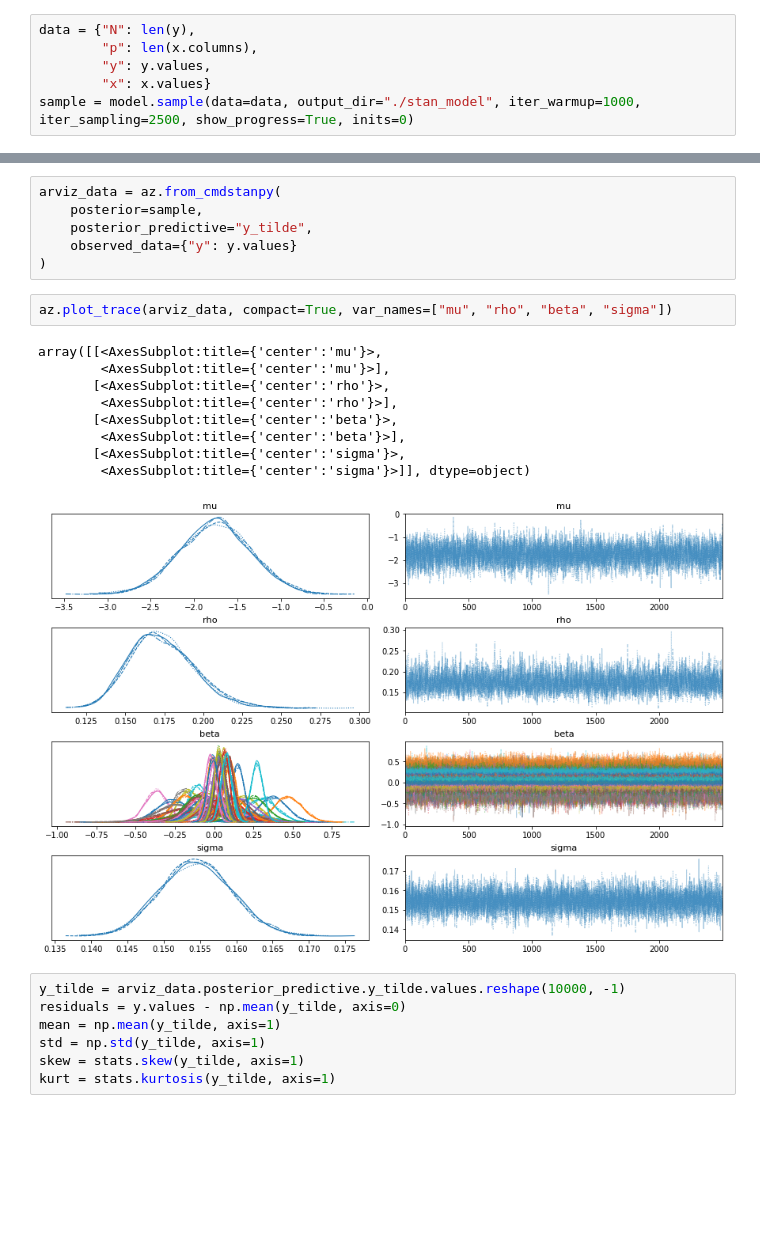
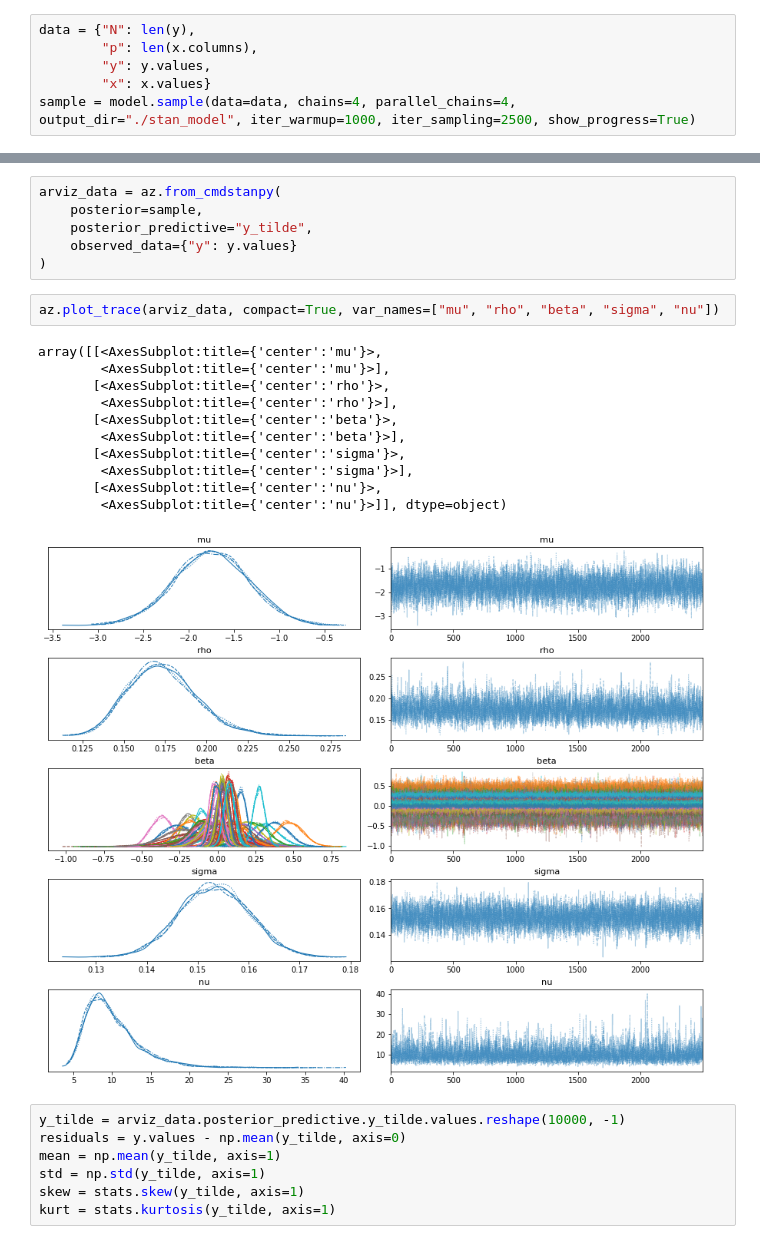
Before and after one commit to eadains/VolatilityTrading, a Jupyter notebook: bayes_test2.ipynb, the cells around one changed output, grey strips where cells are left out. Cells and saved outputs as stored; diff of their text form; blank space fills up the shorter version.

```diff
--- a/bayes_test2.ipynb
+++ b/bayes_test2.ipynb
@@ -77,4 +74,4 @@ data = {"N": len(y),
         "p": len(x.columns),
         "y": y.values,
         "x": x.values}
-sample = model.sample(data=data, output_dir="./stan_model", iter_warmup=1000, iter_sampling=2500, show_progress=True, inits=0)
+sample = model.sample(data=data, chains=4, parallel_chains=4, output_dir="./stan_model", iter_warmup=1000, iter_sampling=2500, show_progress=True)
@@ -85,17 +101,19 @@ arviz_data = az.from_cmdstanpy(
     observed_data={"y": y.values}
 )
 # %%
-az.plot_trace(arviz_data, compact=True, var_names=["mu", "rho", "beta", "sigma"])
+az.plot_trace(arviz_data, compact=True, var_names=["mu", "rho", "beta", "sigma", "nu"])
 # %% [output]
 array([[<AxesSubplot:title={'center':'mu'}>,
         <AxesSubplot:title={'center':'mu'}>],
        [<AxesSubplot:title={'center':'rho'}>,
         <AxesSubplot:title={'center':'rho'}>],
        [<AxesSubplot:title={'center':'beta'}>,
         <AxesSubplot:title={'center':'beta'}>],
        [<AxesSubplot:title={'center':'sigma'}>,
-        <AxesSubplot:title={'center':'sigma'}>]], dtype=object)
+        <AxesSubplot:title={'center':'sigma'}>],
+       [<AxesSubplot:title={'center':'nu'}>,
+        <AxesSubplot:title={'center':'nu'}>]], dtype=object)
-[figure, old version]
+[figure, new version]
 # %%
 y_tilde = arviz_data.posterior_predictive.y_tilde.values.reshape(10000, -1)
 residuals = y.values - np.mean(y_tilde, axis=0)
```
Also changed, not shown: parts of 24 cells of this notebook, 2 other files.
